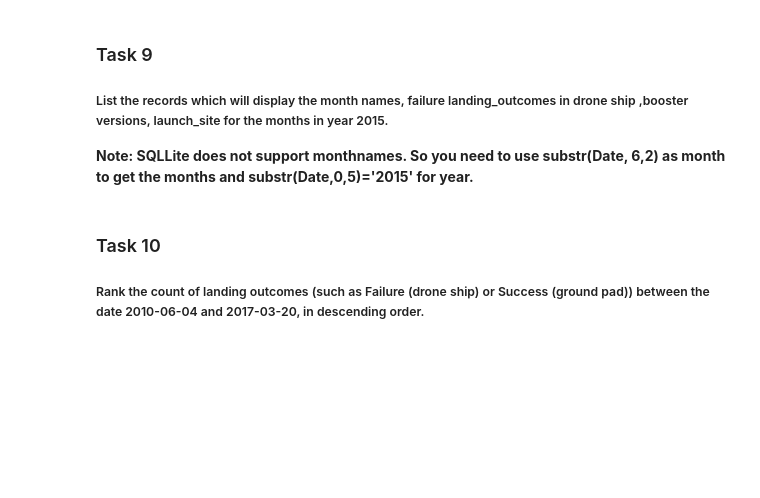
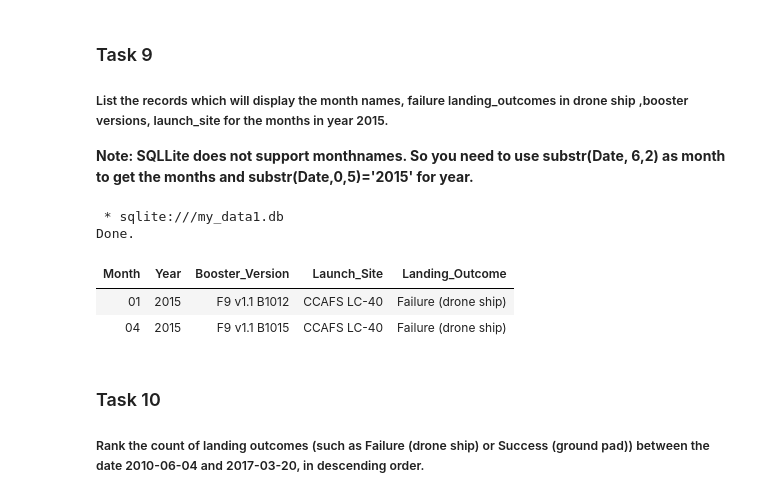
Before and after one commit to shaulamarquez/Data-Science, a Jupyter notebook: Applied Data Science Capstone/Exploratory Data Analysis SQL/jupyter-labs-eda-sql-coursera_sqllite.ipynb, the cells around one changed output. Cells and saved outputs as stored; diff of their text form; code cells hidden in the pictures; blank space fills up the shorter version.

```diff
--- a/Applied Data Science Capstone/Exploratory Data Analysis SQL/jupyter-labs-eda-sql-coursera_sqllite.ipynb
+++ b/Applied Data Science Capstone/Exploratory Data Analysis SQL/jupyter-labs-eda-sql-coursera_sqllite.ipynb
@@ -213,6 +295,21 @@ _Hint:Use min function_
 ##### List the records which will display the month names, failure landing_outcomes in drone ship ,booster versions, launch_site for the months in year 2015.
 
 **Note: SQLLite does not support monthnames. So you need to use  substr(Date, 6,2) as month to get the months and substr(Date,0,5)='2015' for year.**
+# %%
+%%sql SELECT substr(Date, 6,2) AS Month,
+             substr(Date, 1,4) AS Year,
+             BOOSTER_VERSION,
+             LAUNCH_SITE,
+             LANDING_OUTCOME
+      FROM SPACEXTABLE
+      WHERE LANDING_OUTCOME LIKE 'Failure (drone ship)'
+      AND substr(Date, 1,4) = '2015';
+# %% [output]
+ * sqlite:///my_data1.db
+Done.
+| Month | Year | Booster_Version | Launch_Site | Landing_Outcome |
+| 01 | 2015 | F9 v1.1 B1012 | CCAFS LC-40 | Failure (drone ship) |
+| 04 | 2015 | F9 v1.1 B1015 | CCAFS LC-40 | Failure (drone ship) |
 # %% [markdown]
 ### Task 10
 
```
Also changed, not shown: parts of 8 cells of this notebook, 1 other file.
